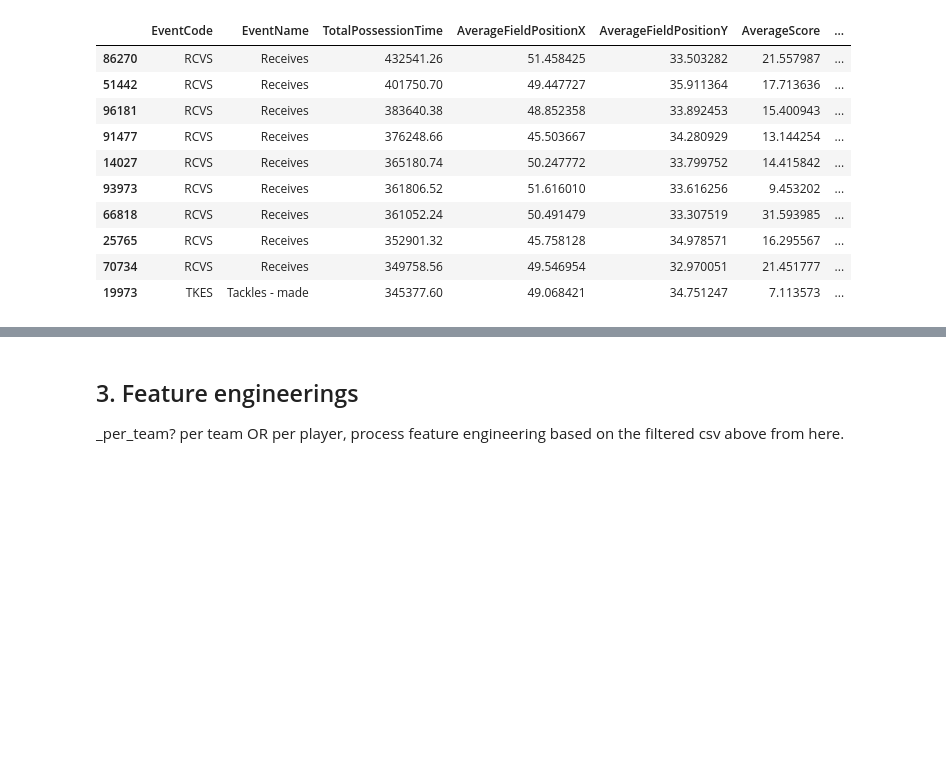
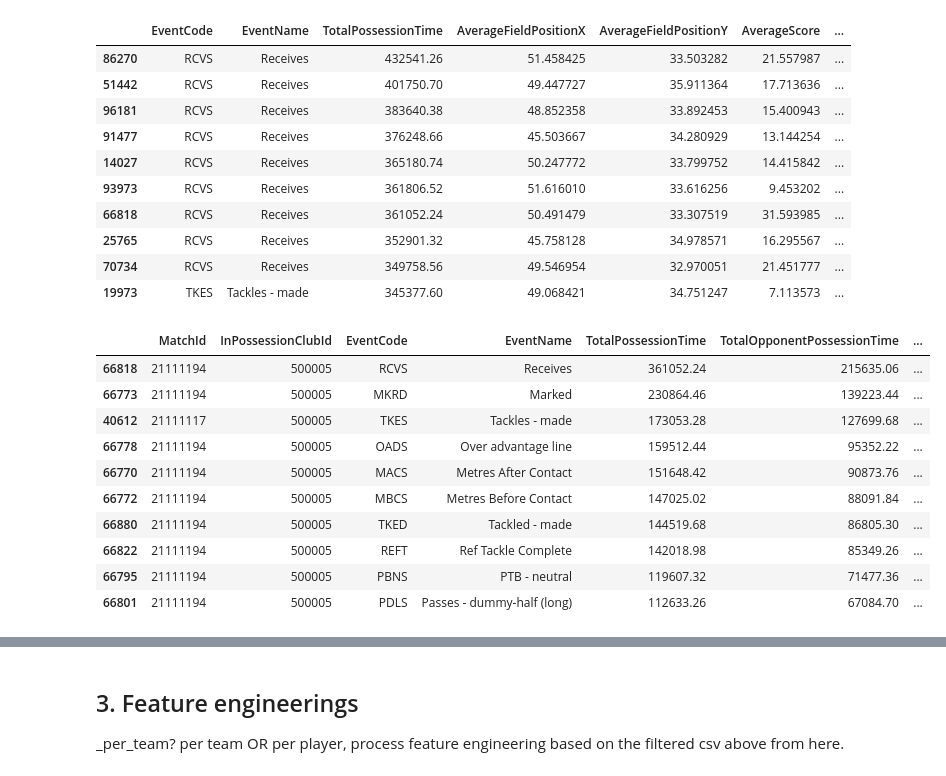
Before and after one commit to Nasz-113/data3001-data-nrl-1, a Jupyter notebook: posession_product.ipynb, the cells around one changed output, grey strips where cells are left out. Drawn from its saved outputs; the diff is of its cells as text; code cells hidden in the pictures; blank space fills up the shorter version.

```diff
--- a/posession_product.ipynb
+++ b/posession_product.ipynb
@@ -165,9 +167,24 @@ display(top_10_possession_time_events_per_club)
 # %%
 #2. Top 10% events by higest average score
 top_10_percent_average_score_threshold = club_possession['AverageScore'].quantile(0.90)
 
 # Filter the rows with AverageScore greater than or equal to the threshold
 top_10_percent_average_score = club_possession[club_possession['AverageScore'] >= top_10_percent_average_score_threshold]
 
-# Display the top 10% by AverageScore
-print(top_10_percent_average_score)
+# top 10% by AverageScore
+#display(top_10_percent_average_score.head())
+# top 10 rows
+top_10_rows_average_score = top_10_percent_average_score.sort_values(by='TotalPossessionTime', ascending=False).head(10)
+top_10_rows_average_score
+# %% [output]
+|  | MatchId | InPossessionClubId | EventCode | EventName | TotalPossessionTime | TotalOpponentPossessionTime | ... |
+| 66818 | 21111194 | 500005 | RCVS | Receives | 361052.24 | 215635.06 | ... |
+| 66773 | 21111194 | 500005 | MKRD | Marked | 230864.46 | 139223.44 | ... |
+| 40612 | 21111117 | 500005 | TKES | Tackles - made | 173053.28 | 127699.68 | ... |
+| 66778 | 21111194 | 500005 | OADS | Over advantage line | 159512.44 | 95352.22 | ... |
+| 66770 | 21111194 | 500005 | MACS | Metres After Contact | 151648.42 | 90873.76 | ... |
+| 66772 | 21111194 | 500005 | MBCS | Metres Before Contact | 147025.02 | 88091.84 | ... |
+| 66880 | 21111194 | 500005 | TKED | Tackled - made | 144519.68 | 86805.30 | ... |
+| 66822 | 21111194 | 500005 | REFT | Ref Tackle Complete | 142018.98 | 85349.26 | ... |
+| 66795 | 21111194 | 500005 | PBNS | PTB - neutral | 119607.32 | 71477.36 | ... |
+| 66801 | 21111194 | 500005 | PDLS | Passes - dummy-half (long) | 112633.26 | 67084.70 | ... |
```
Also changed, not shown: parts of 17 cells of this notebook.
